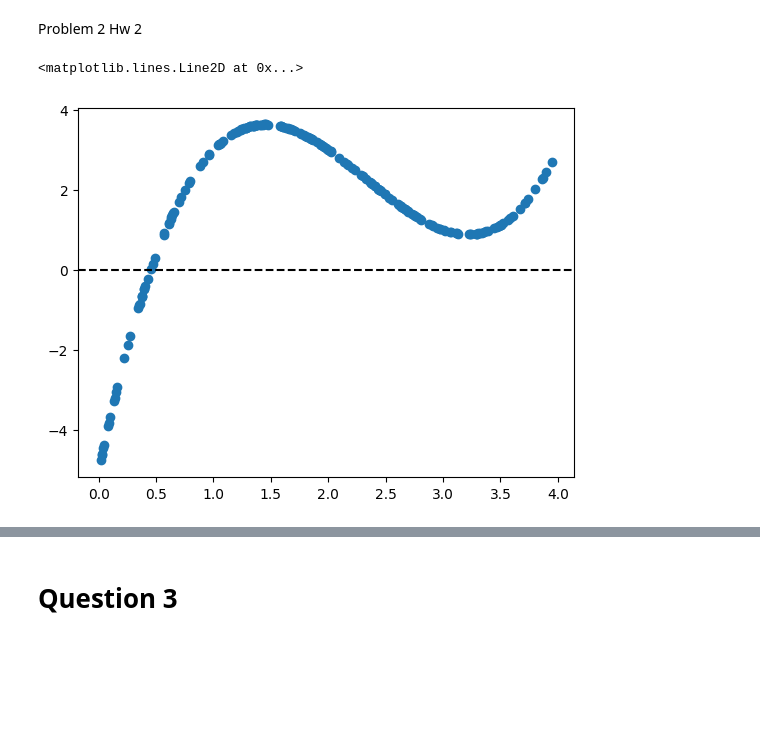
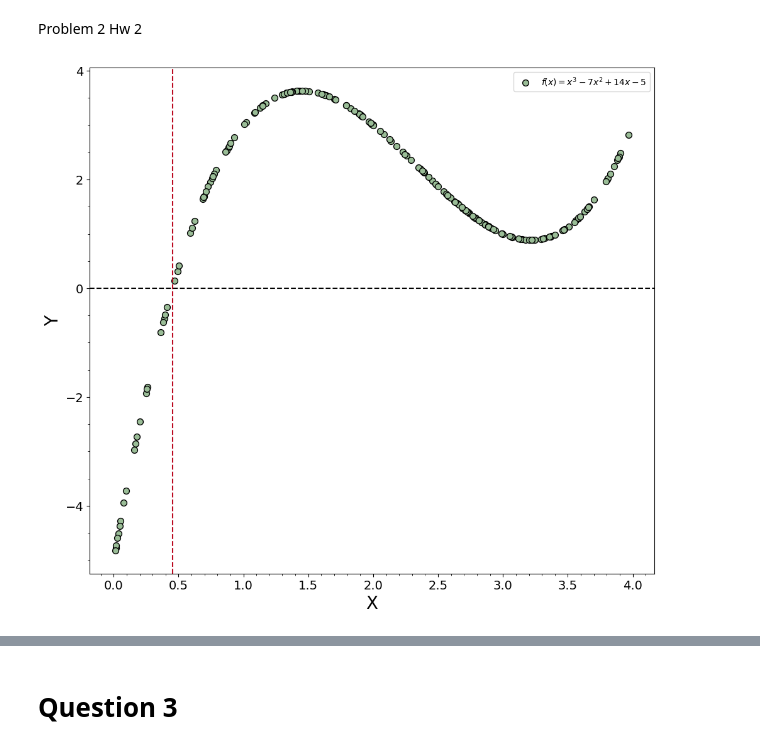
Before and after one commit to Astro-CMalhas/Computational-Astronomy, a Jupyter notebook: Homework_2.ipynb, the cells around one changed output, grey strips where cells are left out. Drawn from its saved outputs; the diff is of its cells as text; code cells hidden in the pictures; blank space fills up the shorter version.

```diff
--- a/Homework_2.ipynb
+++ b/Homework_2.ipynb
@@ -22,29 +22,48 @@ Problem 2 Hw 2
 # %%
 
 #Here is the function and the 1st derivative of the func
 def prob1y(x):
   return (x**3)-(7*(x**2))+(14*x)-5
 
 def prob1dy(x):
     return (3*(x**2)) - (14*x) + 14
 
 #Not sure that we really need to plot, but I want to see what x does at various points of the function.
 #integerlist = np.random.randint(1,10,20)
 #integerlist = np.random.default_rng((0,10),100)
 integerlist = np.random.uniform(low=0, high=4, size=200)
 yvallist = []
 for i in range (len(integerlist)):
   plotval = prob1y(integerlist[i])
   yvallist.append(plotval)
   #print(plotval)
 yvallist1 = np.array(yvallist)
 #print (integerlist,yvallist1)
+plt.figure(figsize=(10, 9))
 
-plt.scatter(integerlist,yvallist1)
+plt.scatter(integerlist,yvallist1,color = "#9ABD97" ,s = 50, edgecolors='black',label='$f(x) = x^3 - 7x^2 + 14x - 5$')
 plt.axhline(y=0, color='k', linestyle='--')
+plt.axvline (x=0.45318, linestyle = 'dashed', color = '#BB0A21')
+
+#vertical line for newton raphson
+#plt.axvline (x=0.45318, linestyle = 'dashed', color = '#BB0A21')
+
+
+
+#All matplotlib stuff
+
+plt.xticks(fontsize=14)
+plt.yticks(fontsize=14)
+plt.minorticks_on()
+plt.xlabel("X", fontsize=20)
+plt.ylabel("Y", fontsize=20)
+plt.legend()
+
+plt.tight_layout()
+#plt.savefig('fig1',dpi = 300)
+plt.show()
 # %% [output]
-<matplotlib.lines.Line2D at 0x...>
-[figure, old version]
+[figure, new version]
 # %%
 #error min given by prof
 errorthres = 1e-8
```
Also changed, not shown: parts of 10 cells of this notebook.
